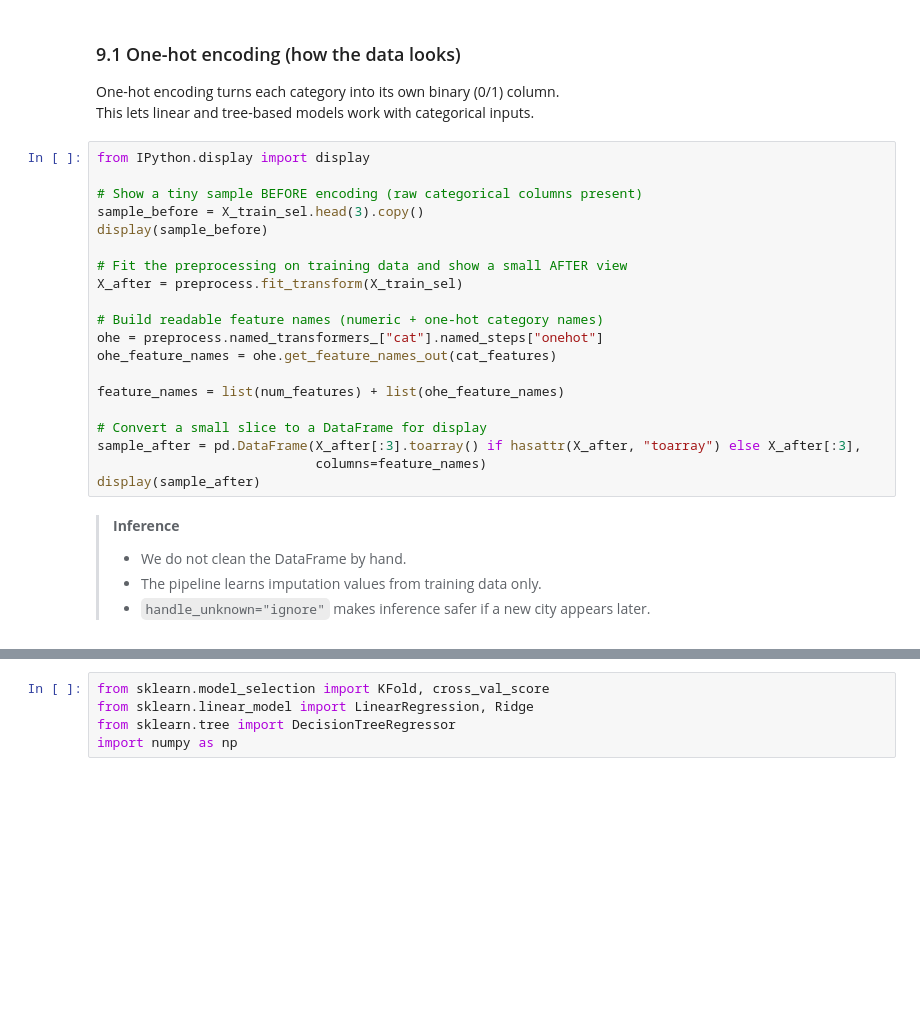
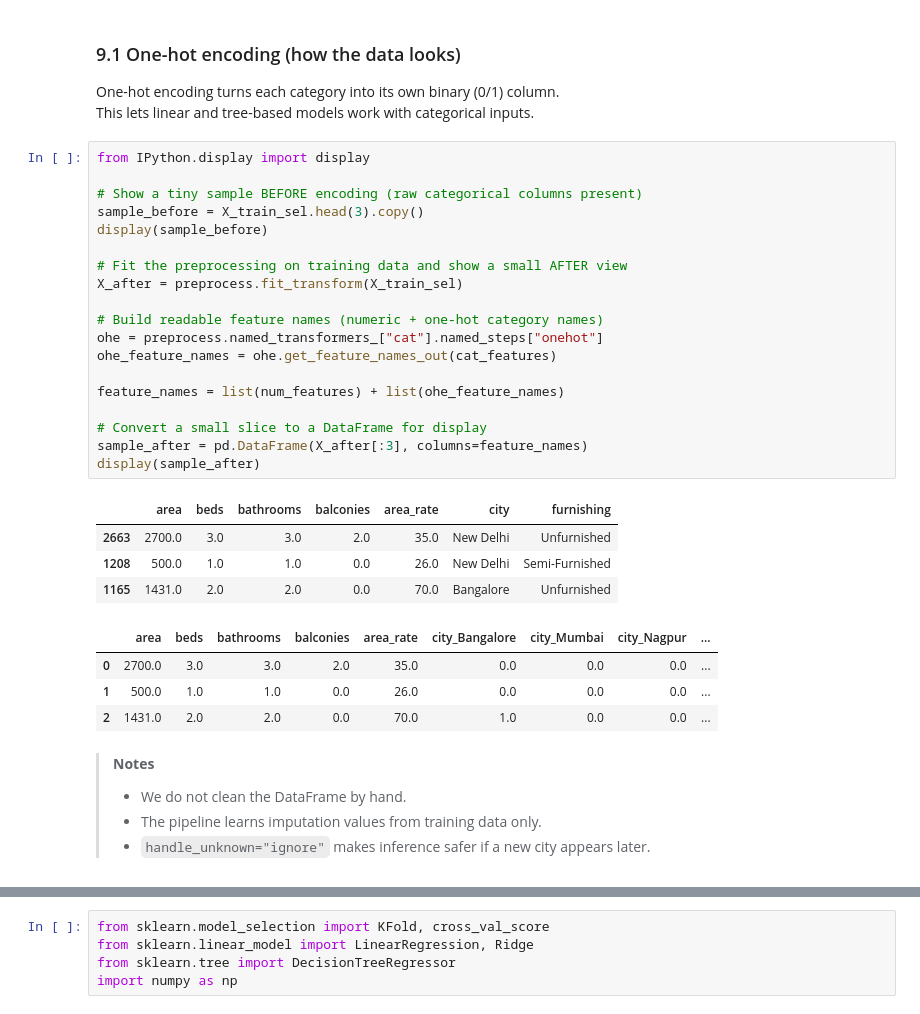
Before and after one commit to nvishnuprasad/ml-learning, a Jupyter notebook: regression/end_to_end_indian_house_rent_regression.ipynb, the cells around one changed output, grey strips where cells are left out. Drawn from its saved outputs; the diff is of its cells as text; blank space fills up the shorter version.

```diff
--- a/regression/end_to_end_indian_house_rent_regression.ipynb
+++ b/regression/end_to_end_indian_house_rent_regression.ipynb
@@ -800,25 +864,33 @@ This lets linear and tree-based models work with categorical inputs.
 # %%
 from IPython.display import display
 
 # Show a tiny sample BEFORE encoding (raw categorical columns present)
 sample_before = X_train_sel.head(3).copy()
 display(sample_before)
 
 # Fit the preprocessing on training data and show a small AFTER view
 X_after = preprocess.fit_transform(X_train_sel)
 
 # Build readable feature names (numeric + one-hot category names)
 ohe = preprocess.named_transformers_["cat"].named_steps["onehot"]
 ohe_feature_names = ohe.get_feature_names_out(cat_features)
 
 feature_names = list(num_features) + list(ohe_feature_names)
 
 # Convert a small slice to a DataFrame for display
-sample_after = pd.DataFrame(X_after[:3].toarray() if hasattr(X_after, "toarray") else X_after[:3],
-                            columns=feature_names)
+sample_after = pd.DataFrame(X_after[:3], columns=feature_names)
 display(sample_after)
+# %% [output]
+|  | area | beds | bathrooms | balconies | area_rate | city | furnishing |
+| 2663 | 2700.0 | 3.0 | 3.0 | 2.0 | 35.0 | New Delhi | Unfurnished |
+| 1208 | 500.0 | 1.0 | 1.0 | 0.0 | 26.0 | New Delhi | Semi-Furnished |
+| 1165 | 1431.0 | 2.0 | 2.0 | 0.0 | 70.0 | Bangalore | Unfurnished |
+|  | area | beds | bathrooms | balconies | area_rate | city_Bangalore | city_Mumbai | city_Nagpur | ... |
+| 0 | 2700.0 | 3.0 | 3.0 | 2.0 | 35.0 | 0.0 | 0.0 | 0.0 | ... |
+| 1 | 500.0 | 1.0 | 1.0 | 0.0 | 26.0 | 0.0 | 0.0 | 0.0 | ... |
+| 2 | 1431.0 | 2.0 | 2.0 | 0.0 | 70.0 | 1.0 | 0.0 | 0.0 | ... |
 # %% [markdown]
-> **Inference**
+> **Notes**
 > - We do not clean the DataFrame by hand.
 > - The pipeline learns imputation values from training data only.
 > - `handle_unknown="ignore"` makes inference safer if a new city appears later.
```
Also changed, not shown: parts of 32 cells of this notebook.
